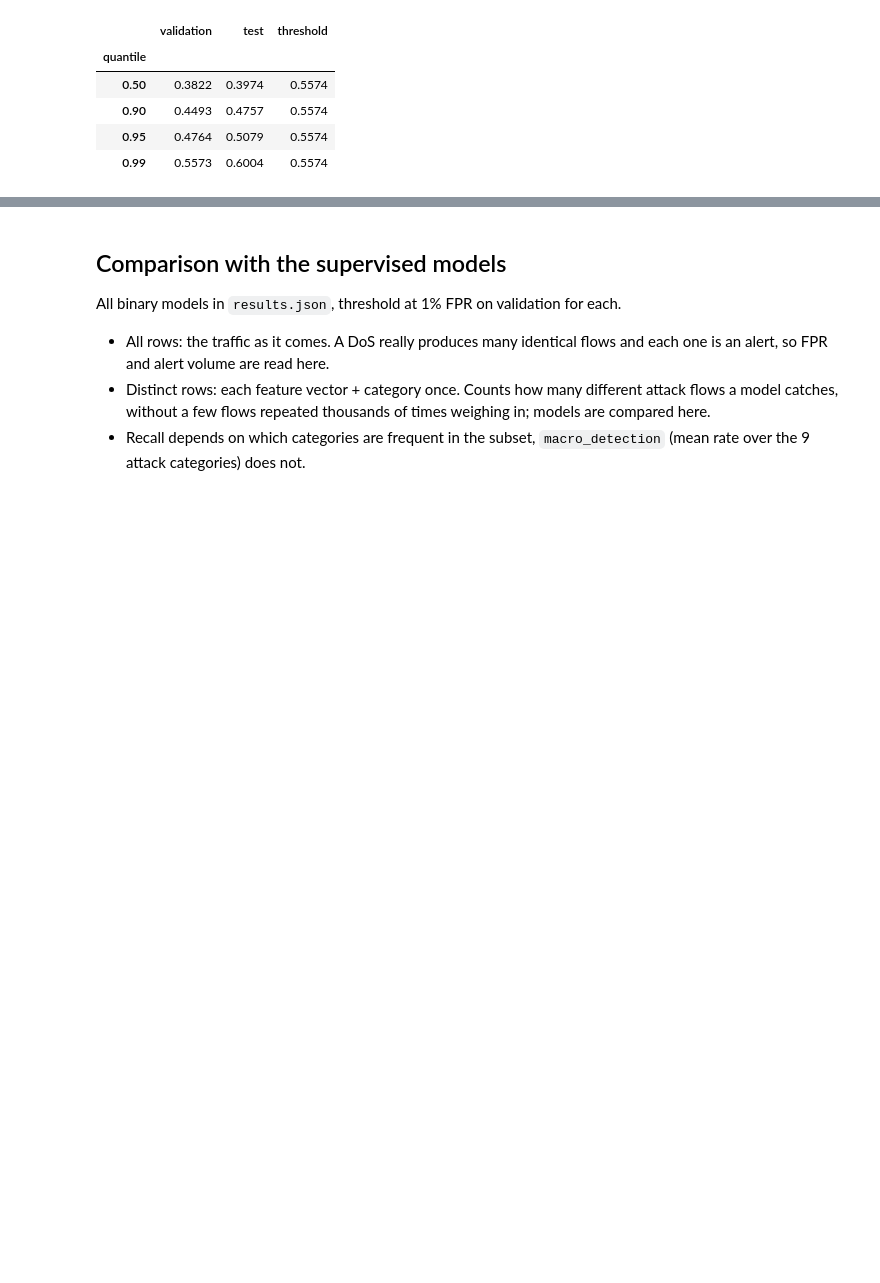
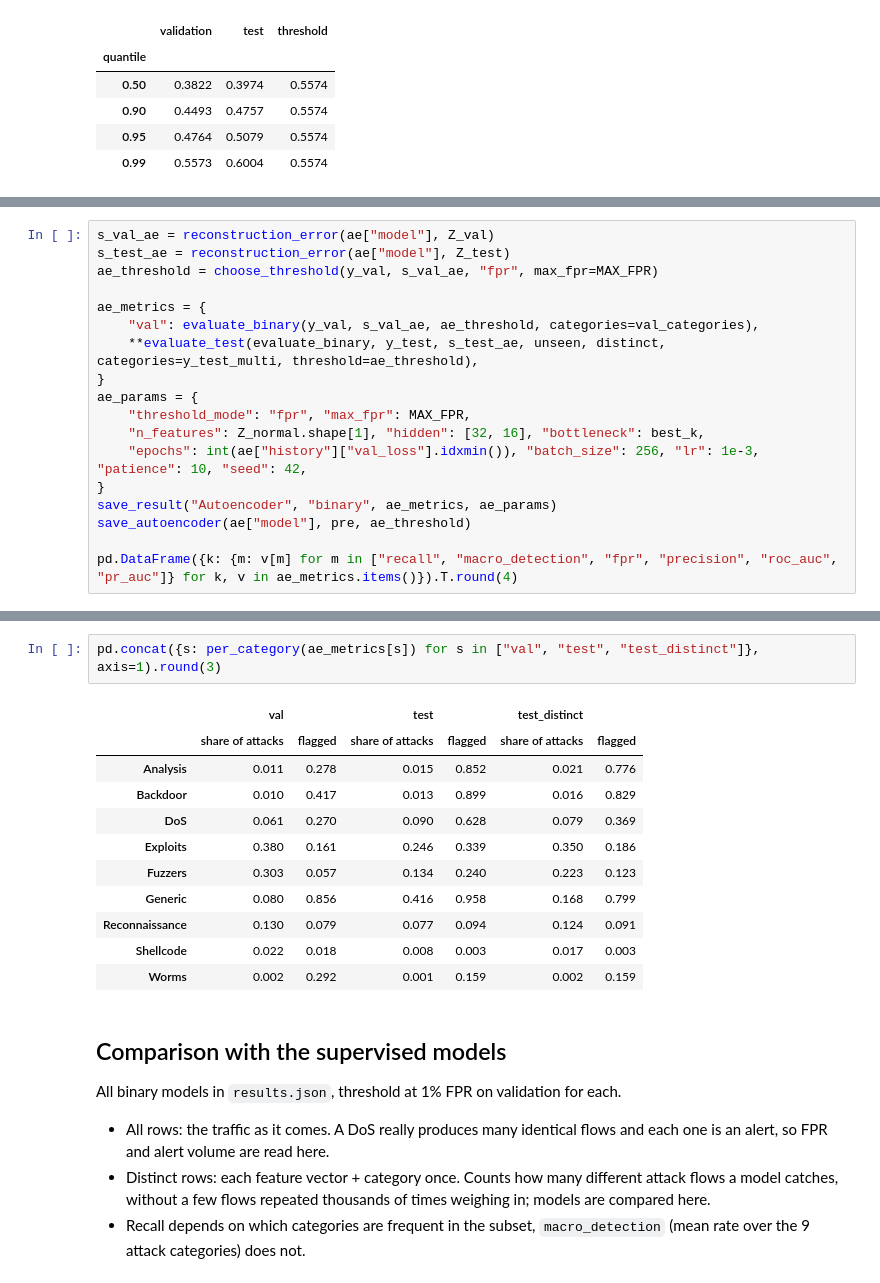
Before and after one commit to ZiGabiZi/Anomaly-detection-in-Network-traffic-using-ML, a Jupyter notebook: notebooks/03_anomaly.ipynb, the cells around one changed output, grey strips where cells are left out. Cells and saved outputs as stored; diff of their text form; blank space fills up the shorter version.

```diff
--- a/notebooks/03_anomaly.ipynb
+++ b/notebooks/03_anomaly.ipynb
@@ -153,0 +222,18 @@ pd.DataFrame({
+# %%
+s_val_ae = reconstruction_error(ae["model"], Z_val)
+s_test_ae = reconstruction_error(ae["model"], Z_test)
+ae_threshold = choose_threshold(y_val, s_val_ae, "fpr", max_fpr=MAX_FPR)
+
+ae_metrics = {
+    "val": evaluate_binary(y_val, s_val_ae, ae_threshold, categories=val_categories),
+    **evaluate_test(evaluate_binary, y_test, s_test_ae, unseen, distinct, categories=y_test_multi, threshold=ae_threshold),
+}
+ae_params = {
+    "threshold_mode": "fpr", "max_fpr": MAX_FPR,
+    "n_features": Z_normal.shape[1], "hidden": [32, 16], "bottleneck": best_k,
+    "epochs": int(ae["history"]["val_loss"].idxmin()), "batch_size": 256, "lr": 1e-3, "patience": 10, "seed": 42,
+}
+save_result("Autoencoder", "binary", ae_metrics, ae_params)
+save_autoencoder(ae["model"], pre, ae_threshold)
+
+pd.DataFrame({k: {m: v[m] for m in ["recall", "macro_detection", "fpr", "precision", "roc_auc", "pr_auc"]} for k, v in ae_metrics.items()}).T.round(4)
@@ -154,3 +258,17 @@ pd.DataFrame({
+# %%
+pd.concat({s: per_category(ae_metrics[s]) for s in ["val", "test", "test_distinct"]}, axis=1).round(3)
+# %% [output]
+|  | val |  | test |  | test_distinct |  |
+|  | share of attacks | flagged | share of attacks | flagged | share of attacks | flagged |
+| Analysis | 0.011 | 0.278 | 0.015 | 0.852 | 0.021 | 0.776 |
+| Backdoor | 0.010 | 0.417 | 0.013 | 0.899 | 0.016 | 0.829 |
+| DoS | 0.061 | 0.270 | 0.090 | 0.628 | 0.079 | 0.369 |
+| Exploits | 0.380 | 0.161 | 0.246 | 0.339 | 0.350 | 0.186 |
+| Fuzzers | 0.303 | 0.057 | 0.134 | 0.240 | 0.223 | 0.123 |
+| Generic | 0.080 | 0.856 | 0.416 | 0.958 | 0.168 | 0.799 |
+| Reconnaissance | 0.130 | 0.079 | 0.077 | 0.094 | 0.124 | 0.091 |
+| Shellcode | 0.022 | 0.018 | 0.008 | 0.003 | 0.017 | 0.003 |
+| Worms | 0.002 | 0.292 | 0.001 | 0.159 | 0.002 | 0.159 |
 # %% [markdown]
 ## Comparison with the supervised models
 
```
Also changed, not shown: parts of 14 cells of this notebook, 7 other files.
